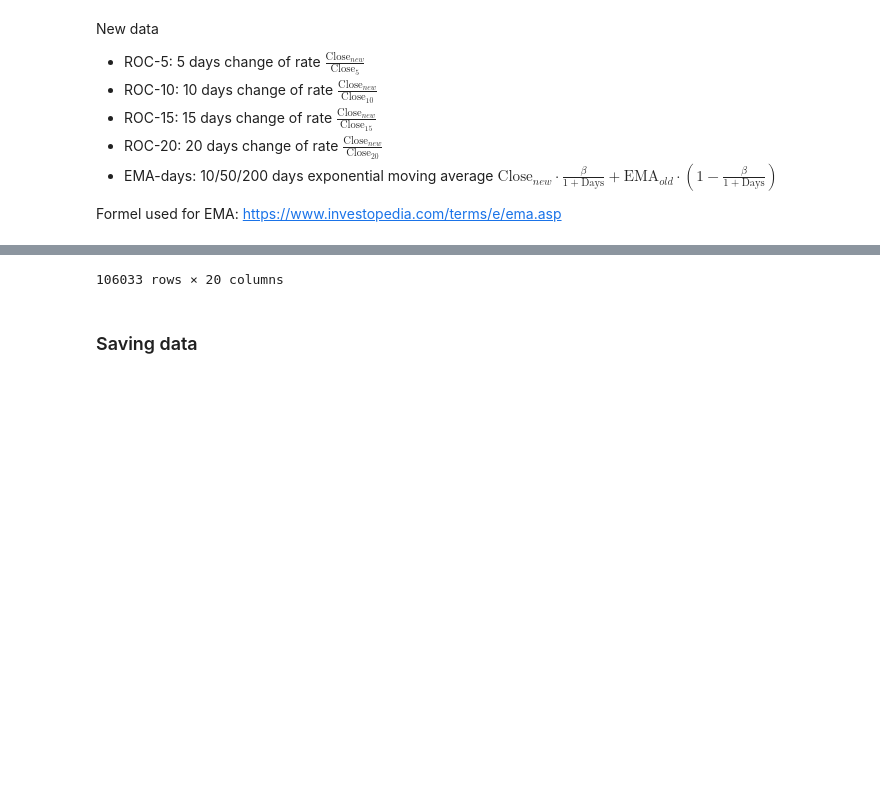
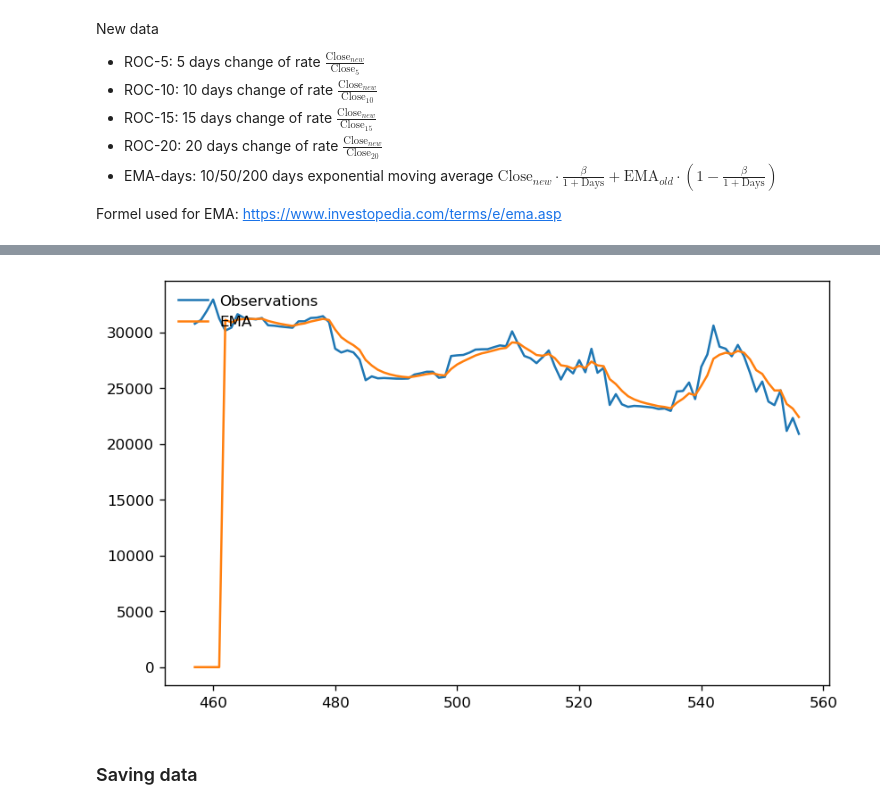
Before and after one commit to frederikzobbe/Machine-Learning-in-Finance, a Jupyter notebook: Make_dollarbars_function.ipynb, the cells around one changed output, grey strips where cells are left out. Saved outputs shown, nothing was run; the diff lists cells and outputs as text; code cells hidden in the pictures; blank space fills up the shorter version.

```diff
--- a/Make_dollarbars_function.ipynb
+++ b/Make_dollarbars_function.ipynb
@@ -276,13 +342,13 @@ def ROC(df, unit):
 
 
 
-#ROC_5 = ROC(df_dollarbar, 5)
-#ROC_10 = ROC(df_dollarbar, 10)
-#ROC_15 = ROC(df_dollarbar, 15)
-#ROC_20 = ROC(df_dollarbar, 20)
-#df_dummy = pd.DataFrame({'ROC-5' : ROC_5, 'ROC-10' : ROC_10,
-#                        'ROC-15' : ROC_15, 'ROC-20' : ROC_20})
-#df_Dollarbar = pd.concat([df_Dollarbar,df_dummy])
+ROC_5 = ROC(df_dollarbar, 5)
+ROC_10 = ROC(df_dollarbar, 10)
+ROC_15 = ROC(df_dollarbar, 15)
+ROC_20 = ROC(df_dollarbar, 20)
+df_dummy = pd.DataFrame({'ROC-5' : ROC_5, 'ROC-10' : ROC_10,
+                        'ROC-15' : ROC_15, 'ROC-20' : ROC_20})
+df_dollarbar = pd.concat([df_dollarbar,df_dummy], axis = 1)
 
 
 def EMA(df, days, smoothing = 2):
@@ -317,8 +383,8 @@ def EMA(df, days, smoothing = 2):
 
 
 
-#EMA_10 = EMA(df_dollarbar, 10)
-#EMA_50 = EMA(df_dollarbar, 15)
-#EMA_200 = EMA(df_dollarbar, 20)
-#df_dummy = pd.DataFrame({'EMA-10' : EMA_10, 'EMA-50' : EMA_50, 'EMA-200' : EMA_200})
-#df_Dollarbar = pd.concat([df_Dollarbar,df_dummy])
+EMA_10 = EMA(df_dollarbar, 5)
+EMA_50 = EMA(df_dollarbar, 10)
+EMA_200 = EMA(df_dollarbar, 15)
+df_dummy = pd.DataFrame({'EMA-5' : EMA_10, 'EMA-10' : EMA_50, 'EMA-15' : EMA_200})
+df_dollarbar = pd.concat([df_dollarbar,df_dummy], axis = 1)
@@ -339,3 +421,12 @@ df1 = pd.concat([df1,df_dummy], axis = 1)
 # %%
-df1
+import matplotlib.pyplot as plt
+
+
+df1 = df_dollarbar[df_dollarbar['Name'] == 'HK']
+
+fig, ax = plt.subplots(figsize=(8, 5), dpi=120)
+plt.plot(df1['Close'], label='Observations')
+plt.plot(df1['EMA-5'], label='EMA')
+ax.legend(loc='upper left', frameon=False)
+plt.show()
 # %% [output]
@@ -354,4 +433,4 @@ df1
-106033 rows × 20 columns
+[figure, added]
 # %% [markdown]
 ### Saving data
 # %%
```
Also changed, not shown: parts of 10 cells of this notebook.
